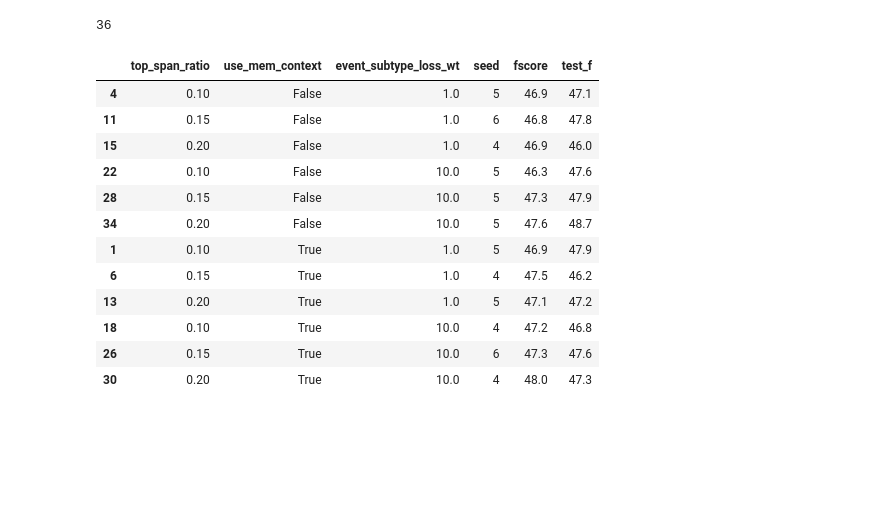
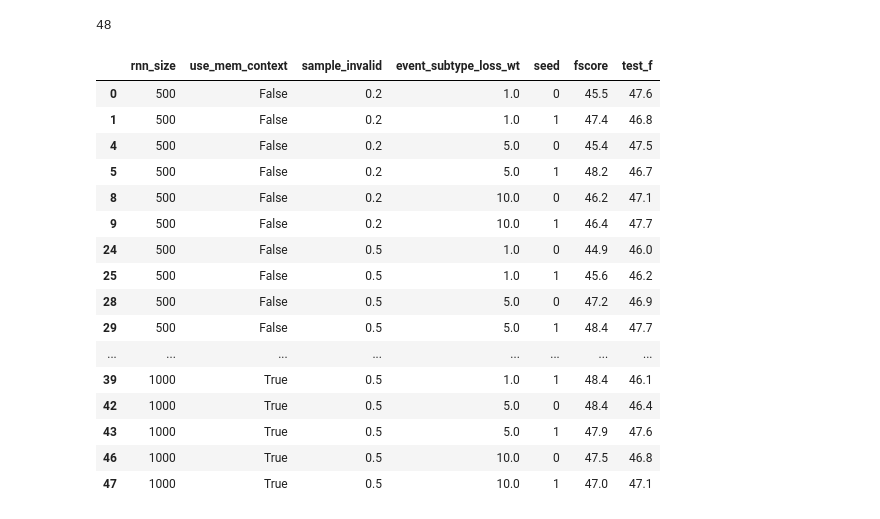
Before and after one commit to shtoshni/events, a Jupyter notebook: notebooks/kbp_2015/Slurm Aggregation.ipynb, the cells around one changed output. Drawn from its saved outputs; the diff is of its cells as text; code cells hidden in the pictures; blank space fills up the shorter version.

```diff
--- a/notebooks/kbp_2015/Slurm Aggregation.ipynb
+++ b/notebooks/kbp_2015/Slurm Aggregation.ipynb
@@ -8,7 +8,7 @@ from collections import defaultdict
 # %%
 # perf_dir = "/home/shtoshni/Research/events/models/perf"
 perf_dir = "/share/data/speech/shtoshni/research/events/models/perf"
-slurm_id_list = ["6425048"]  #"6407936"
+slurm_id_list = ["6437008"]  #"6407936"
 
 files = []
 
@@ -19,7 +19,7 @@ for slurm_id in slurm_id_list:
 # files = sorted(files, key=lambda x: int(path.splitext(path.basename(x))[0].split('_')[1]))
 print(len(files))
 # %% [output]
-36
+48
 # %%
 model_dict_list = []
 for file in files:
@@ -57,20 +57,24 @@ for model_dict in model_dict_list:
 
     perf_df = perf_df.append(perf_dict, ignore_index=True)
 # %%
-idx = perf_df.groupby(['use_mem_context', 'event_subtype_loss_wt', 'top_span_ratio'])['fscore'].idxmax()
+idx = perf_df.groupby(varying_attribs)['fscore'].idxmax()
 dev_max = perf_df.iloc[idx]
 dev_max
 # %% [output]
-|  | top_span_ratio | use_mem_context | event_subtype_loss_wt | seed | fscore | test_f |
-| 4 | 0.10 | False | 1.0 | 5 | 46.9 | 47.1 |
-| 11 | 0.15 | False | 1.0 | 6 | 46.8 | 47.8 |
-| 15 | 0.20 | False | 1.0 | 4 | 46.9 | 46.0 |
-| 22 | 0.10 | False | 10.0 | 5 | 46.3 | 47.6 |
-| 28 | 0.15 | False | 10.0 | 5 | 47.3 | 47.9 |
-| 34 | 0.20 | False | 10.0 | 5 | 47.6 | 48.7 |
-| 1 | 0.10 | True | 1.0 | 5 | 46.9 | 47.9 |
-| 6 | 0.15 | True | 1.0 | 4 | 47.5 | 46.2 |
-| 13 | 0.20 | True | 1.0 | 5 | 47.1 | 47.2 |
-| 18 | 0.10 | True | 10.0 | 4 | 47.2 | 46.8 |
-| 26 | 0.15 | True | 10.0 | 6 | 47.3 | 47.6 |
-| 30 | 0.20 | True | 10.0 | 4 | 48.0 | 47.3 |
+|  | rnn_size | use_mem_context | sample_invalid | event_subtype_loss_wt | seed | fscore | test_f |
+| 0 | 500 | False | 0.2 | 1.0 | 0 | 45.5 | 47.6 |
+| 1 | 500 | False | 0.2 | 1.0 | 1 | 47.4 | 46.8 |
+| 4 | 500 | False | 0.2 | 5.0 | 0 | 45.4 | 47.5 |
+| 5 | 500 | False | 0.2 | 5.0 | 1 | 48.2 | 46.7 |
+| 8 | 500 | False | 0.2 | 10.0 | 0 | 46.2 | 47.1 |
+| 9 | 500 | False | 0.2 | 10.0 | 1 | 46.4 | 47.7 |
+| 24 | 500 | False | 0.5 | 1.0 | 0 | 44.9 | 46.0 |
+| 25 | 500 | False | 0.5 | 1.0 | 1 | 45.6 | 46.2 |
+| 28 | 500 | False | 0.5 | 5.0 | 0 | 47.2 | 46.9 |
+| 29 | 500 | False | 0.5 | 5.0 | 1 | 48.4 | 47.7 |
+| ... | ... | ... | ... | ... | ... | ... | ... |
+| 39 | 1000 | True | 0.5 | 1.0 | 1 | 48.4 | 46.1 |
+| 42 | 1000 | True | 0.5 | 5.0 | 0 | 48.4 | 46.4 |
+| 43 | 1000 | True | 0.5 | 5.0 | 1 | 47.9 | 47.6 |
+| 46 | 1000 | True | 0.5 | 10.0 | 0 | 47.5 | 46.8 |
+| 47 | 1000 | True | 0.5 | 10.0 | 1 | 47.0 | 47.1 |
```
Also changed, not shown: parts of 6 cells of this notebook, 4 other files.
